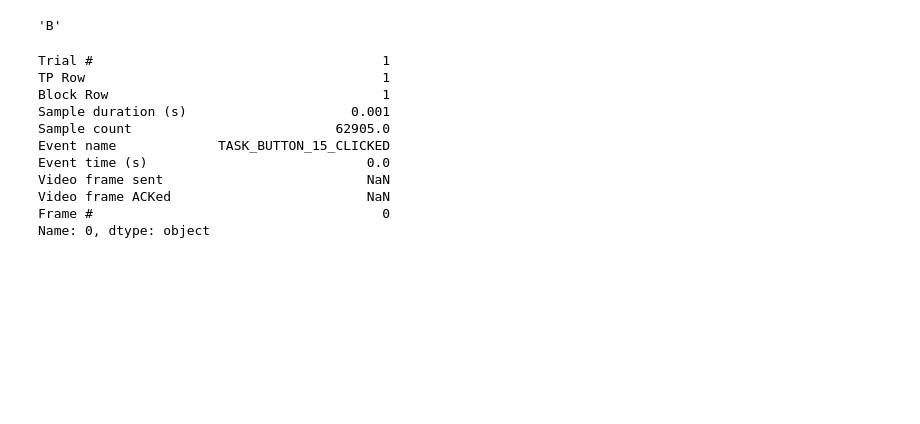
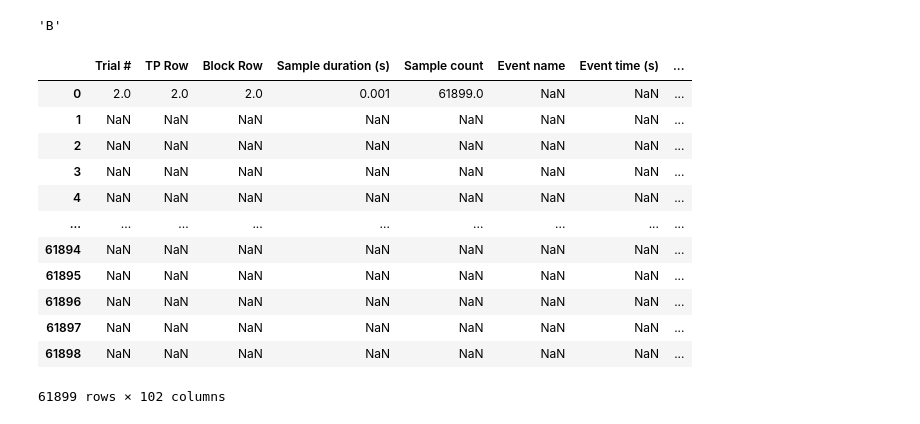
Before and after one commit to toelt-llc/KiPy, a Jupyter notebook: code/preprocessing.ipynb, the cells around one changed output. Drawn from its saved outputs; the diff is of its cells as text; code cells hidden in the pictures; blank space fills up the shorter version.

```diff
--- a/code/preprocessing.ipynb
+++ b/code/preprocessing.ipynb
@@ -239,19 +243,21 @@ elif EXERCISE[14] == 'C':
     dfs = extract_dataframes(EXERCISE, offset=0)
 elif EXERCISE[14] == 'O' or 'R' :
     dfs = extract_dataframes(EXERCISE, offset=3)
-# %%
-results.iloc[0][:10]
-# %% [output]
-Trial #                                     1
-TP Row                                      1
-Block Row                                   1
-Sample duration (s)                     0.001
-Sample count                          62905.0
-Event name             TASK_BUTTON_15_CLICKED
-Event time (s)                            0.0
-Video frame sent                          NaN
-Video frame ACKed                         NaN
-Frame #                                     0
-Name: 0, dtype: object
+# %%
+dfs[1]
+# %% [output]
+|  | Trial # | TP Row | Block Row | Sample duration (s) | Sample count | Event name | Event time (s) | ... |
+| 0 | 2.0 | 2.0 | 2.0 | 0.001 | 61899.0 | NaN | NaN | ... |
+| 1 | NaN | NaN | NaN | NaN | NaN | NaN | NaN | ... |
+| 2 | NaN | NaN | NaN | NaN | NaN | NaN | NaN | ... |
+| 3 | NaN | NaN | NaN | NaN | NaN | NaN | NaN | ... |
+| 4 | NaN | NaN | NaN | NaN | NaN | NaN | NaN | ... |
+| ... | ... | ... | ... | ... | ... | ... | ... | ... |
+| 61894 | NaN | NaN | NaN | NaN | NaN | NaN | NaN | ... |
+| 61895 | NaN | NaN | NaN | NaN | NaN | NaN | NaN | ... |
+| 61896 | NaN | NaN | NaN | NaN | NaN | NaN | NaN | ... |
+| 61897 | NaN | NaN | NaN | NaN | NaN | NaN | NaN | ... |
+| 61898 | NaN | NaN | NaN | NaN | NaN | NaN | NaN | ... |
+61899 rows × 102 columns
 # %%
 trial1 = Trial(dfs[0])
```
Also changed, not shown: parts of 8 cells of this notebook, 5 other files.
